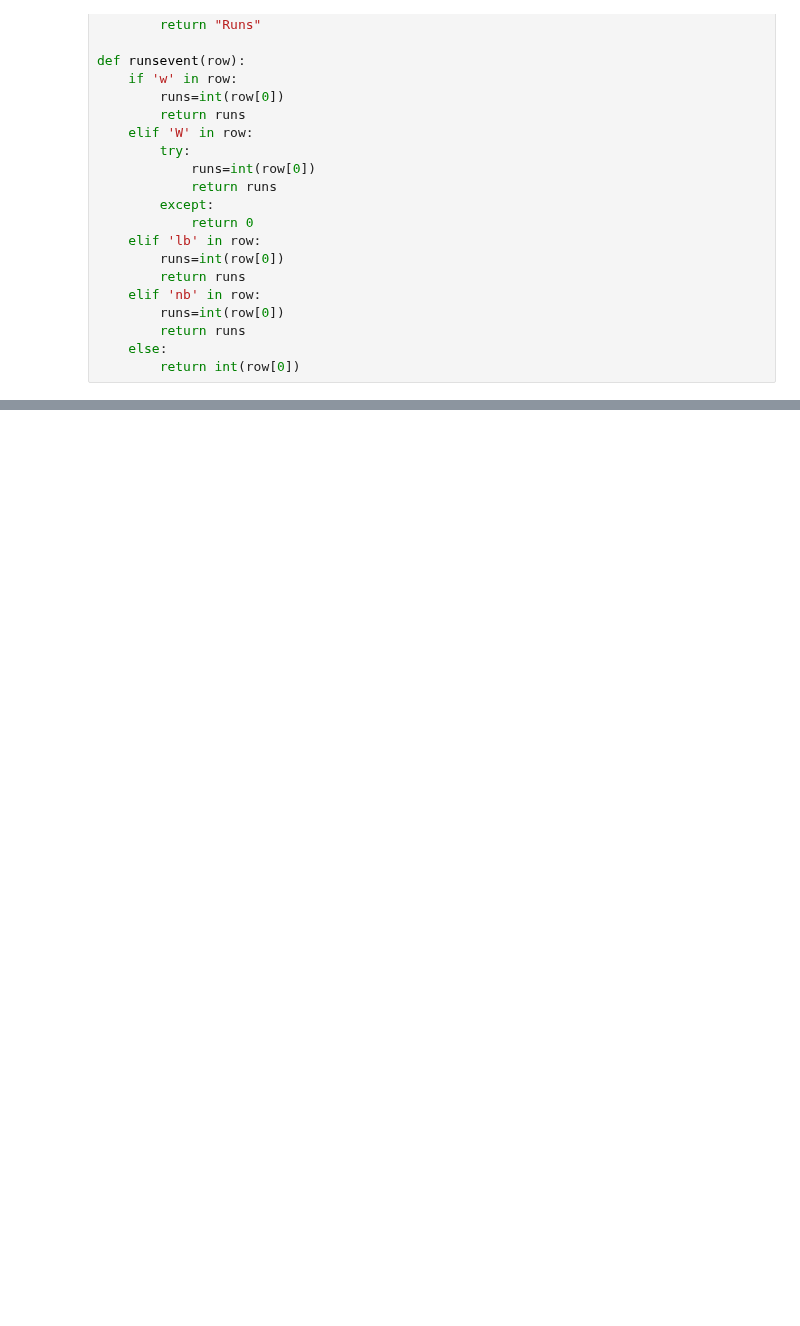
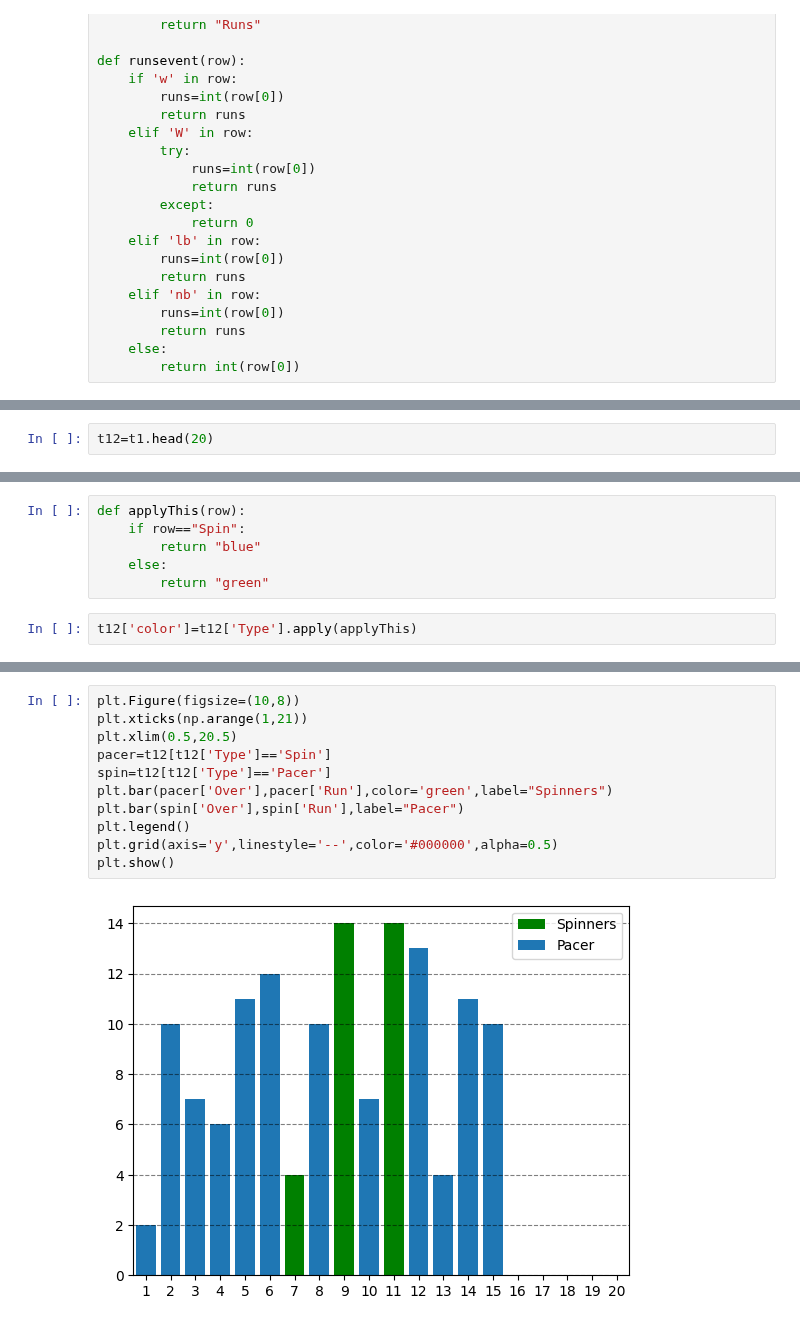
Before and after one commit to prakrist21/Python-File, a Jupyter notebook: Projects/Scraping Espncricinfo Selenium/dataframe.ipynb, the cells around one changed output, grey strips where cells are left out. Cells and saved outputs as stored; diff of their text form; blank space fills up the shorter version.

```diff
--- a/Projects/Scraping Espncricinfo Selenium/dataframe.ipynb
+++ b/Projects/Scraping Espncricinfo Selenium/dataframe.ipynb
@@ -188,0 +191,2 @@ t1detail.tail(25)
+# %%
+t12=t1.head(20)
@@ -188,0 +212,8 @@ t1detail.tail(25)
+# %%
+def applyThis(row):
+    if row=="Spin":
+        return "blue"
+    else:
+        return "green"
+# %%
+t12['color']=t12['Type'].apply(applyThis)
@@ -188,0 +245,13 @@ t1detail.tail(25)
+# %%
+plt.Figure(figsize=(10,8))
+plt.xticks(np.arange(1,21))
+plt.xlim(0.5,20.5)
+pacer=t12[t12['Type']=='Spin']
+spin=t12[t12['Type']=='Pacer']
+plt.bar(pacer['Over'],pacer['Run'],color='green',label="Spinners")
+plt.bar(spin['Over'],spin['Run'],label="Pacer")
+plt.legend()
+plt.grid(axis='y',linestyle='--',color='#000000',alpha=0.5)
+plt.show()
+# %% [output]
+[figure, added]
```
Also changed, not shown: parts of 14 cells of this notebook, 5 other files.
